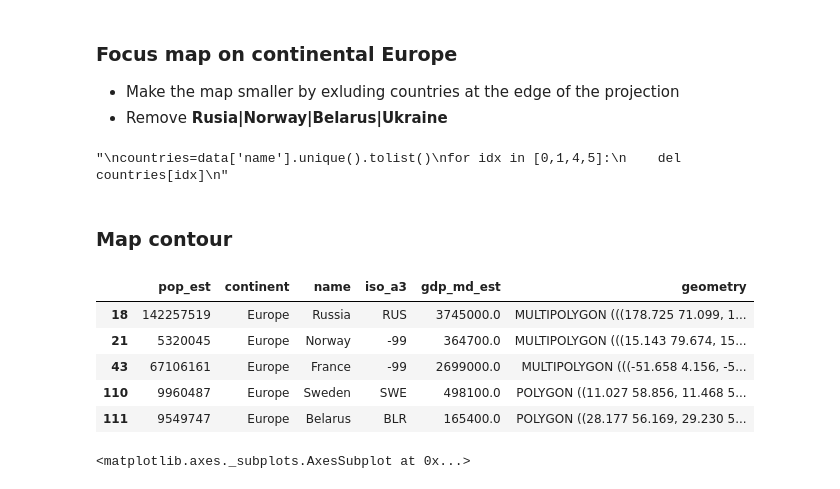
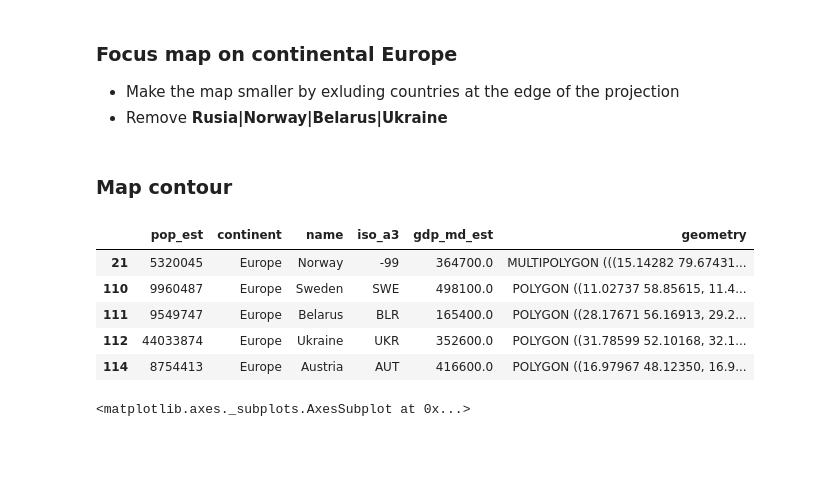
Before and after one commit to mpruna/COVID-19_Interactive, a Jupyter notebook: Analytics_Forecasting/covid_geo_maps.ipynb, the cells around one changed output. Drawn from its saved outputs; the diff is of its cells as text; code cells hidden in the pictures; blank space fills up the shorter version.

```diff
--- a/Analytics_Forecasting/covid_geo_maps.ipynb
+++ b/Analytics_Forecasting/covid_geo_maps.ipynb
@@ -107,26 +107,22 @@ data.crs="EPSG:2176"
 * Make the map smaller by exluding countries at the edge of the projection
 * Remove **Rusia|Norway|Belarus|Ukraine**
 # %%
-'''
 countries=data['name'].unique().tolist()
 for idx in [0,1,4,5]:
     del countries[idx]
-'''
-# %% [output]
-"\ncountries=data['name'].unique().tolist()\nfor idx in [0,1,4,5]:\n    del countries[idx]\n"
 # %% [markdown]
 ### Map contour
 # %%
-contour=data[data['name'].isin(countries)]
+contour_test=data[data['name'].isin(countries)]
 # %%
-contour.head()
+contour_test.head()
 # %% [output]
 |  | pop_est | continent | name | iso_a3 | gdp_md_est | geometry |
-| 18 | 142257519 | Europe | Russia | RUS | 3745000.0 | MULTIPOLYGON (((178.725 71.099, 1... |
-| 21 | 5320045 | Europe | Norway | -99 | 364700.0 | MULTIPOLYGON (((15.143 79.674, 15... |
-| 43 | 67106161 | Europe | France | -99 | 2699000.0 | MULTIPOLYGON (((-51.658 4.156, -5... |
-| 110 | 9960487 | Europe | Sweden | SWE | 498100.0 | POLYGON ((11.027 58.856, 11.468 5... |
-| 111 | 9549747 | Europe | Belarus | BLR | 165400.0 | POLYGON ((28.177 56.169, 29.230 5... |
+| 21 | 5320045 | Europe | Norway | -99 | 364700.0 | MULTIPOLYGON (((15.14282 79.67431... |
+| 110 | 9960487 | Europe | Sweden | SWE | 498100.0 | POLYGON ((11.02737 58.85615, 11.4... |
+| 111 | 9549747 | Europe | Belarus | BLR | 165400.0 | POLYGON ((28.17671 56.16913, 29.2... |
+| 112 | 44033874 | Europe | Ukraine | UKR | 352600.0 | POLYGON ((31.78599 52.10168, 32.1... |
+| 114 | 8754413 | Europe | Austria | AUT | 416600.0 | POLYGON ((16.97967 48.12350, 16.9... |
 # %%
 contour.plot(figsize=(15,15), color='none', edgecolor='black', zorder=3)
 # %% [output]
```
Also changed, not shown: parts of 3 cells of this notebook.
